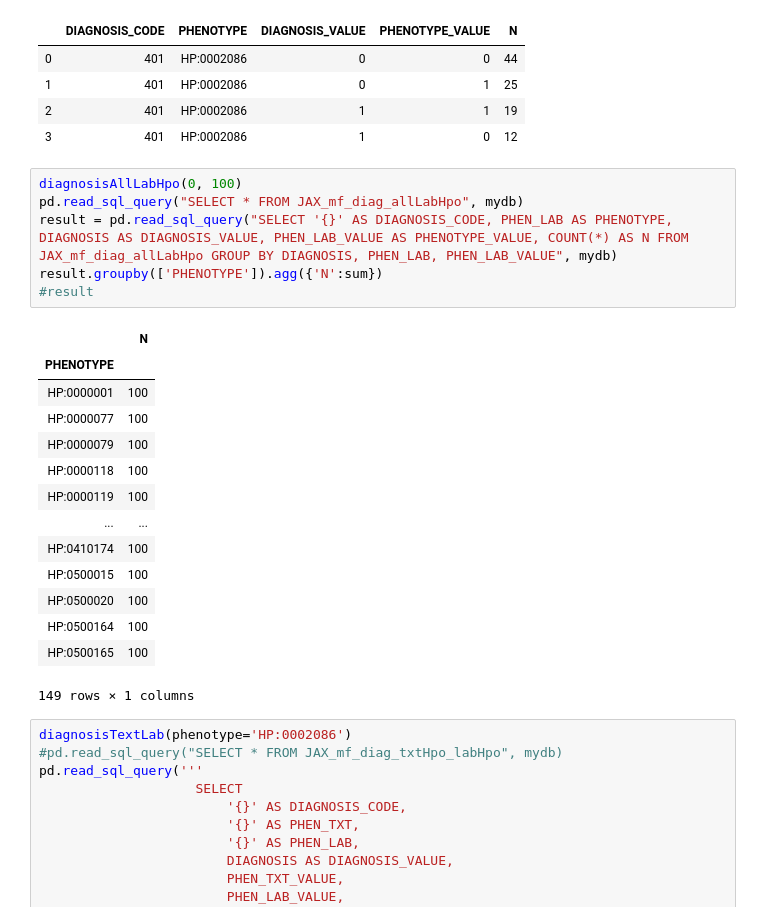
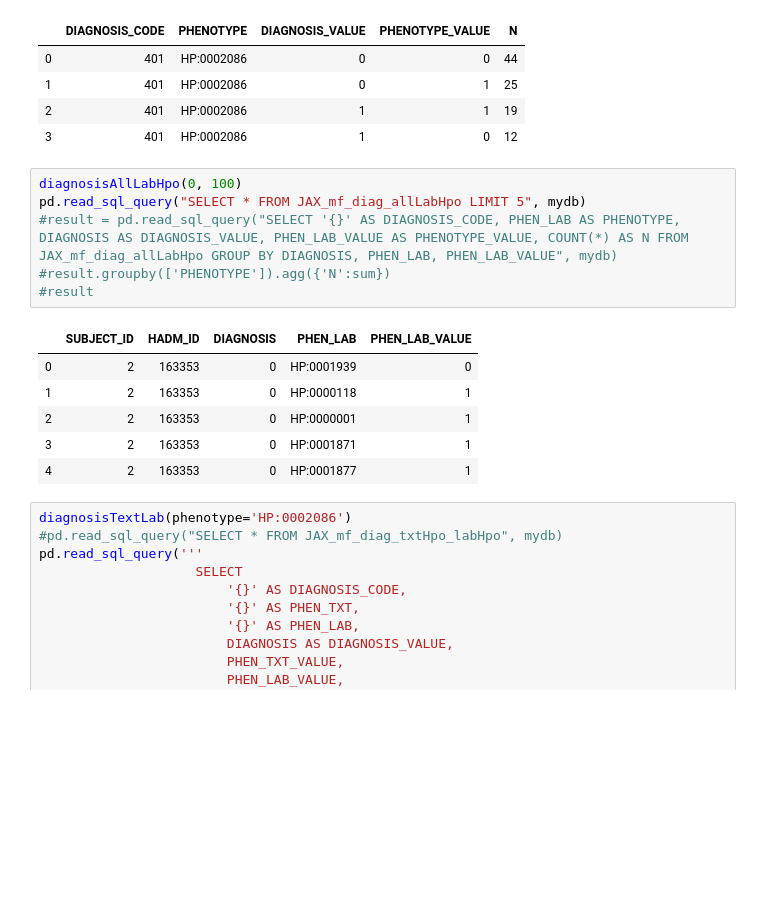
Before and after one commit to TheJacksonLaboratory/MIMIC_HPO, a Jupyter notebook: src/main/resources/mutual_info.ipynb, the cells around one changed output. Drawn from its saved outputs; the diff is of its cells as text; blank space fills up the shorter version.

```diff
--- a/src/main/resources/mutual_info.ipynb
+++ b/src/main/resources/mutual_info.ipynb
@@ -947,25 +995,17 @@ pd.read_sql_query('''
 | 3 | 401 | HP:0002086 | 1 | 0 | 12 |
 # %%
 diagnosisAllLabHpo(0, 100)
-pd.read_sql_query("SELECT * FROM JAX_mf_diag_allLabHpo", mydb)
-result = pd.read_sql_query("SELECT '{}' AS DIAGNOSIS_CODE, PHEN_LAB AS PHENOTYPE, DIAGNOSIS AS DIAGNOSIS_VALUE, PHEN_LAB_VALUE AS PHENOTYPE_VALUE, COUNT(*) AS N FROM JAX_mf_diag_allLabHpo GROUP BY DIAGNOSIS, PHEN_LAB, PHEN_LAB_VALUE", mydb)
-result.groupby(['PHENOTYPE']).agg({'N':sum})
+pd.read_sql_query("SELECT * FROM JAX_mf_diag_allLabHpo LIMIT 5", mydb)
+#result = pd.read_sql_query("SELECT '{}' AS DIAGNOSIS_CODE, PHEN_LAB AS PHENOTYPE, DIAGNOSIS AS DIAGNOSIS_VALUE, PHEN_LAB_VALUE AS PHENOTYPE_VALUE, COUNT(*) AS N FROM JAX_mf_diag_allLabHpo GROUP BY DIAGNOSIS, PHEN_LAB, PHEN_LAB_VALUE", mydb)
+#result.groupby(['PHENOTYPE']).agg({'N':sum})
 #result
 # %% [output]
-|  | N |
-| PHENOTYPE |  |
-| HP:0000001 | 100 |
-| HP:0000077 | 100 |
-| HP:0000079 | 100 |
-| HP:0000118 | 100 |
-| HP:0000119 | 100 |
-| ... | ... |
-| HP:0410174 | 100 |
-| HP:0500015 | 100 |
-| HP:0500020 | 100 |
-| HP:0500164 | 100 |
-| HP:0500165 | 100 |
+|  | SUBJECT_ID | HADM_ID | DIAGNOSIS | PHEN_LAB | PHEN_LAB_VALUE |
+| 0 | 2 | 163353 | 0 | HP:0001939 | 0 |
+| 1 | 2 | 163353 | 0 | HP:0000118 | 1 |
+| 2 | 2 | 163353 | 0 | HP:0000001 | 1 |
+| 3 | 2 | 163353 | 0 | HP:0001871 | 1 |
+| 4 | 2 | 163353 | 0 | HP:0001877 | 1 |
-149 rows × 1 columns
 # %%
 diagnosisTextLab(phenotype='HP:0002086')
 #pd.read_sql_query("SELECT * FROM JAX_mf_diag_txtHpo_labHpo", mydb)
```
Also changed, not shown: parts of 10 cells of this notebook.
